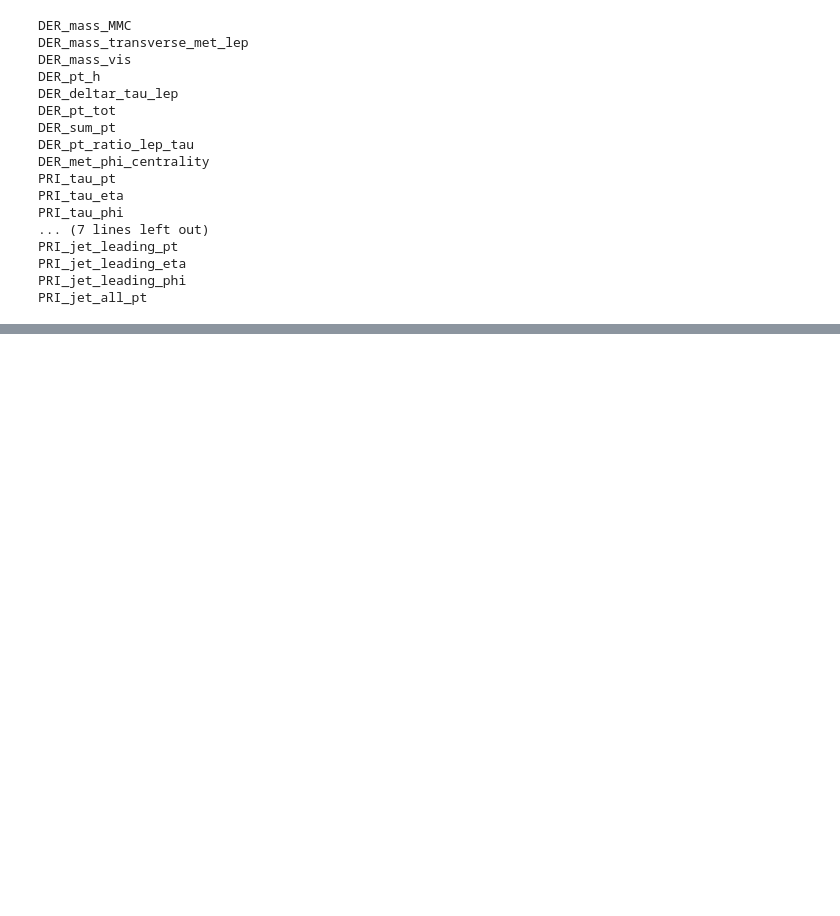
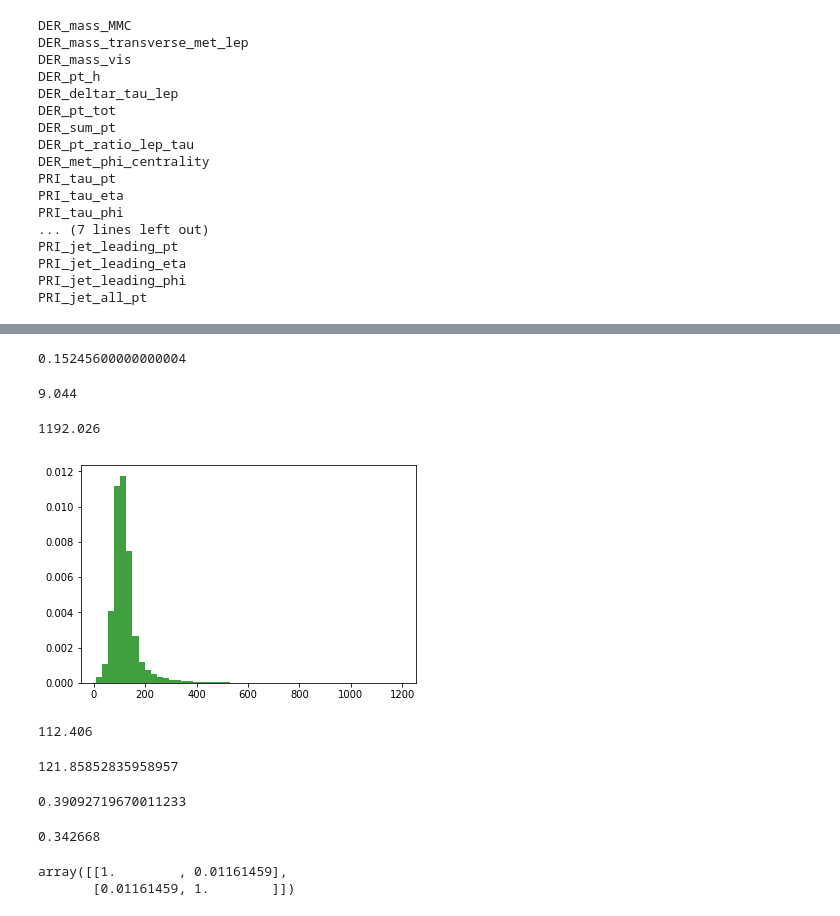
Before and after one commit to jheitmann/ML_course, a Jupyter notebook: projects/project1/scripts/feature-distribution.ipynb, the cells around one changed output, grey strips where cells are left out. Cells and saved outputs as stored; diff of their text form; code cells hidden in the pictures; blank space fills up the shorter version.

```diff
--- a/projects/project1/scripts/feature-distribution.ipynb
+++ b/projects/project1/scripts/feature-distribution.ipynb
@@ -148,0 +157,2 @@ PRI_jet_all_pt
+# %%
+der_mass_mms = input_data[:,0]
@@ -148,0 +166,4 @@ PRI_jet_all_pt
+# %%
+defined_indices = (der_mass_mms != -999)
+# %%
+filter_undefined = der_mass_mms[defined_indices]
@@ -148,0 +172,12 @@ PRI_jet_all_pt
+# %%
+1-filter_undefined.size / der_mass_mms.size
+# %% [output]
+0.15245600000000004
+# %%
+np.min(filter_undefined)
+# %% [output]
+9.044
+# %%
+np.max(filter_undefined)
+# %% [output]
+1192.026
@@ -148,0 +186,6 @@ PRI_jet_all_pt
+# %%
+# the histogram of the data
+n, bins, patches = plt.hist(filter_undefined, 50, normed=1, facecolor='green', alpha=0.75)
+plt.show()
+# %% [output]
+[figure, added]
@@ -148,0 +196,21 @@ PRI_jet_all_pt
+# %%
+median
+# %% [output]
+112.406
+# %%
+mean
+# %% [output]
+121.85852835958957
+# %%
+(new_labels == 1).sum() / new_labels.size
+# %% [output]
+0.39092719670011233
+# %%
+(yb == 1).sum() / yb.size
+# %% [output]
+0.342668
+# %%
+np.corrcoef(filter_undefined,new_labels)
+# %% [output]
+array([[1.        , 0.01161459],
+       [0.01161459, 1.        ]])
```
Also changed, not shown: parts of 22 cells of this notebook, 2 other files.
